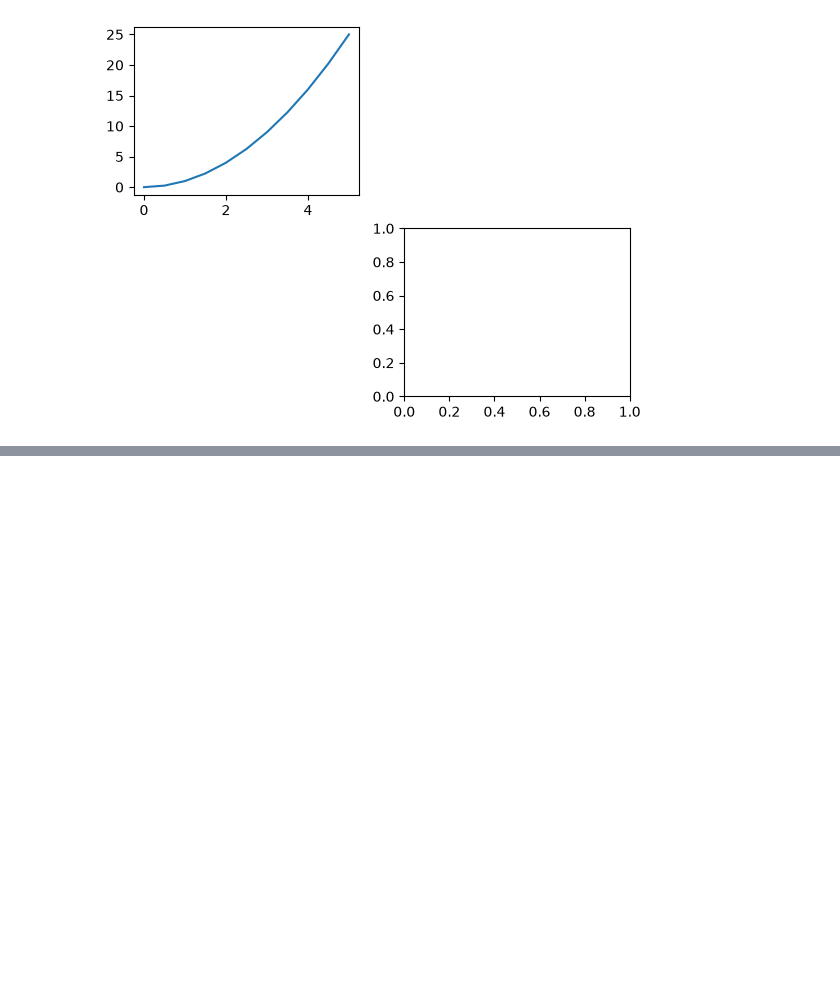
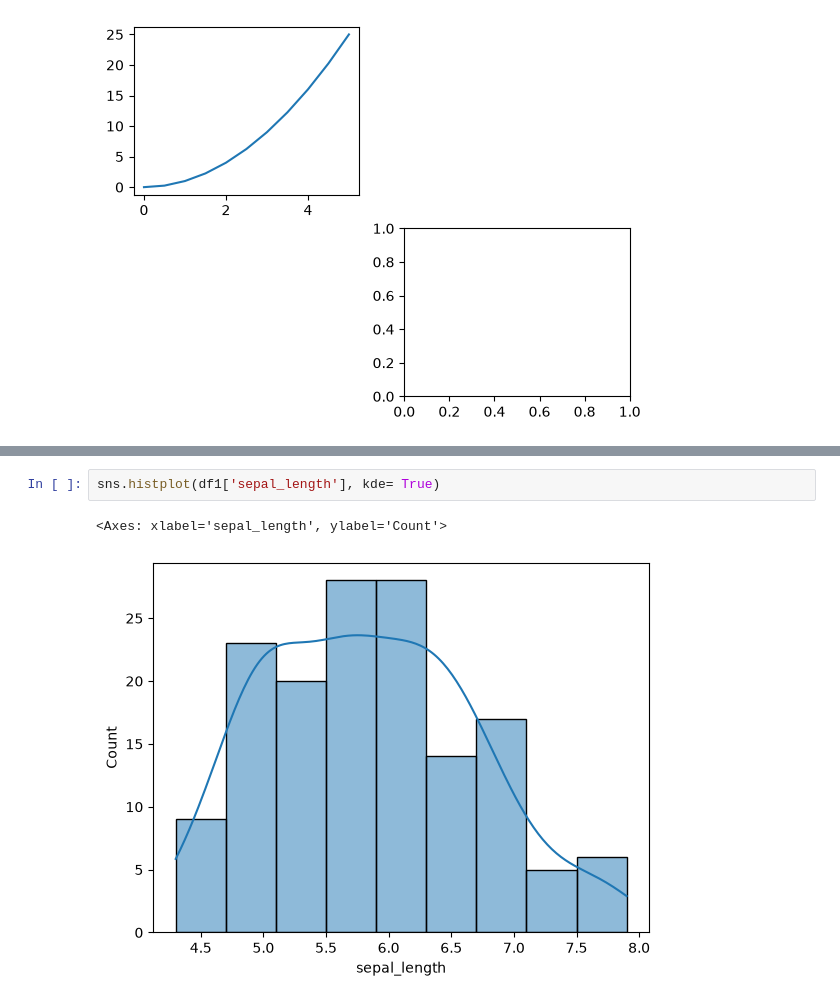
Before and after one commit to Ansh-Linux/Data-Visualization, a Jupyter notebook: Matplotlib.ipynb, the cells around one changed output, grey strips where cells are left out. Cells and saved outputs as stored; diff of their text form; blank space fills up the shorter version.

```diff
--- a/Matplotlib.ipynb
+++ b/Matplotlib.ipynb
@@ -24,0 +76,5 @@ plt.subplot(2,2,4)
+# %%
+sns.histplot(df1['sepal_length'], kde= True)
+# %% [output]
+<Axes: xlabel='sepal_length', ylabel='Count'>
+[figure, added]
```
Also changed, not shown: parts of 10 cells of this notebook.
